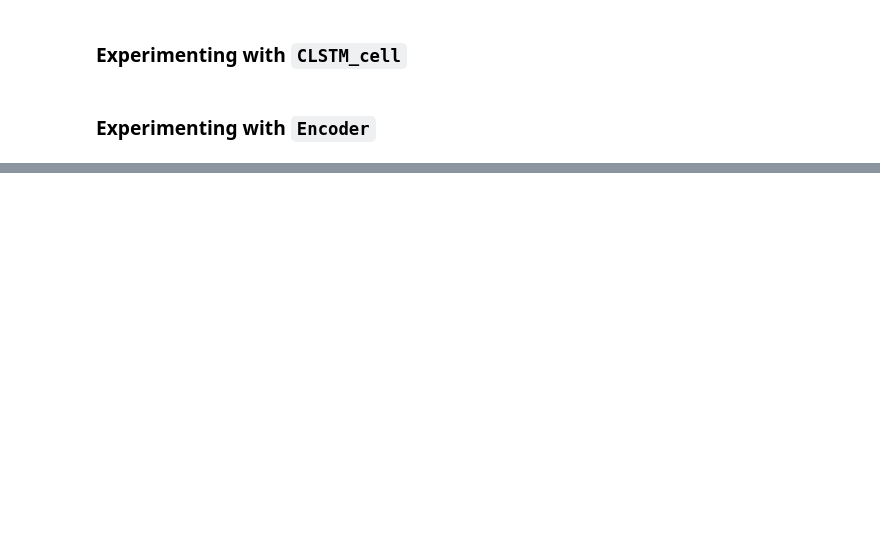
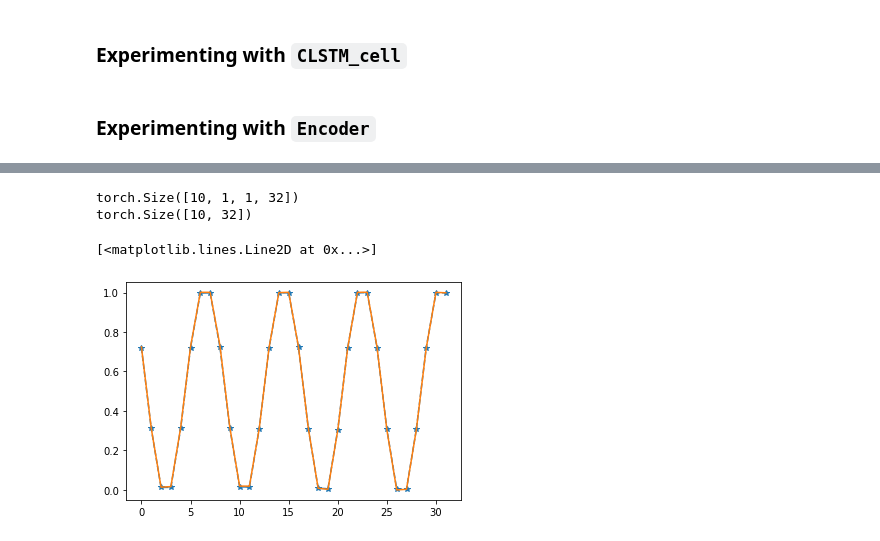
Before and after one commit to nnnpooh/pfc-ml, a Jupyter notebook: T04 - Pytorch ConvLSTM/C3 - ConvLSTM-En-De.ipynb, the cells around one changed output, grey strips where cells are left out. Saved outputs shown, nothing was run; the diff lists cells and outputs as text; code cells hidden in the pictures; blank space fills up the shorter version.

```diff
--- a/T04 - Pytorch ConvLSTM/C3 - ConvLSTM-En-De.ipynb
+++ b/T04 - Pytorch ConvLSTM/C3 - ConvLSTM-En-De.ipynb
@@ -329,0 +622,16 @@ torch.Size([12, 11, 96, 16, 16]) torch.Size([11, 96, 16, 16]) torch.Size([11, 96
+# %%
+class History:
+    def __init__(self):
+        self.train_losses = []
+        self.val_losses = []
+        self.epoch = []
+        self.counter = 1
+    def __call__(self, train_loss, val_loss):
+        self.train_losses.append(train_loss)
+        self.val_losses.append(val_loss)
+        self.epoch.append(self.counter)
+        self.counter += 1
+# %%
+num_epochs = 1000
+patience = 20
+history = History()
@@ -329,0 +676,3 @@ torch.Size([12, 11, 96, 16, 16]) torch.Size([11, 96, 16, 16]) torch.Size([11, 96
+# %%
+# run_mode = 'train'
+run_mode = 'eval'
@@ -329,0 +719,20 @@ torch.Size([12, 11, 96, 16, 16]) torch.Size([11, 96, 16, 16]) torch.Size([11, 96
+# %%
+if run_mode == 'eval':
+    model.load_state_dict(torch.load('checkpoint-en-de.pt'))
+# %%
+train_, phi_ = next(iter(train_loader))
+model.eval()
+preds_ = model(train_)
+pred_ = preds_[:, -1, ...]
+print(pred_.size())
+print(phi_.size())
+
+pred = pred_[-1, 0, 0, :].cpu().detach().numpy()
+phi = phi_[-1, :].cpu().detach().numpy()
+plt.plot(phi, "--*")
+plt.plot(pred)
+# %% [output]
+torch.Size([10, 1, 1, 32])
+torch.Size([10, 32])
+[<matplotlib.lines.Line2D at 0x...>]
+[figure, added]
```
Also changed, not shown: parts of 27 cells of this notebook, 2 other files.
